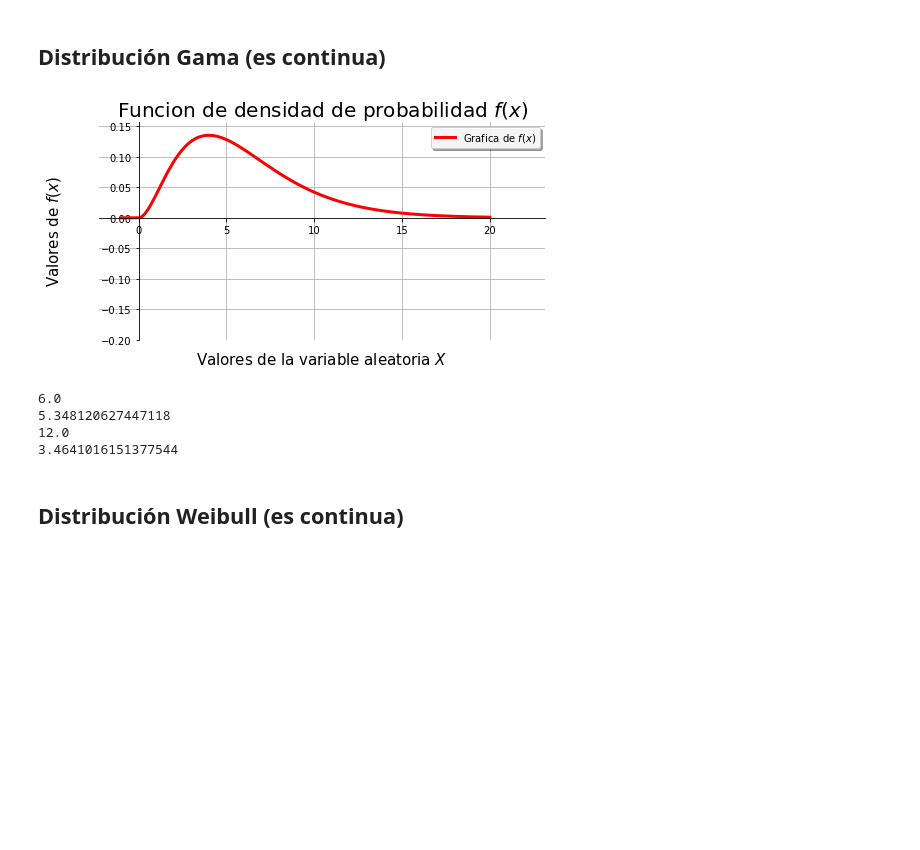
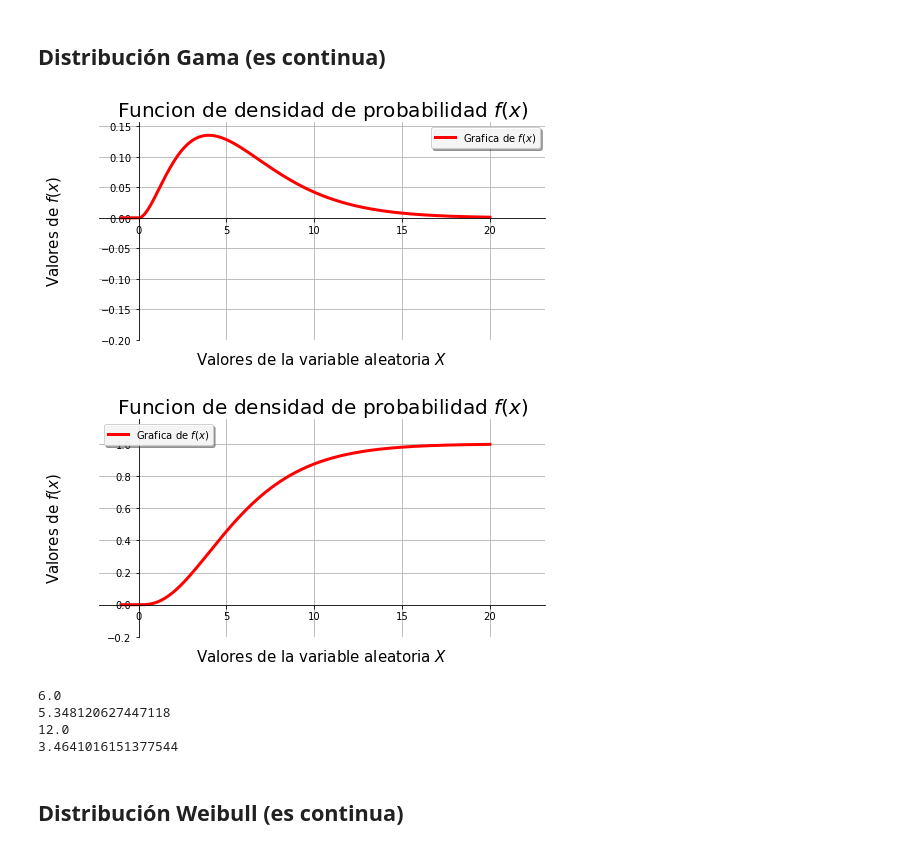
Before and after one commit to rafneta/IntroduccionProbabilidad, a Jupyter notebook: Probabilidad.ipynb, the cells around one changed output. Cells and saved outputs as stored; diff of their text form; code cells hidden in the pictures; blank space fills up the shorter version.

```diff
--- a/Probabilidad.ipynb
+++ b/Probabilidad.ipynb
@@ -534,16 +546,19 @@ print(vcexponencial.std())
 # %%
 #loc=0, a=\alpha, scale=1/lambda
 #Para lambda=1/2
 vcgama = stats.gamma(a=3, loc=0, scale=2)
 f = vcgama.pdf
+F = vcgama.cdf
 gfdvac((-1,20),f) #de acuerdo a como se programo
+gfdvac((-1,20),F)
 #gFdfvac((-1,20),f)
 print(vcgama.mean())
 print(vcgama.median())
 print(vcgama.var())
 print(vcgama.std())
 # %% [output]
 [figure]
+[figure, added]
 6.0
 5.348120627447118
 12.0
```
Also changed, not shown: parts of 11 cells of this notebook, 7 other files.
